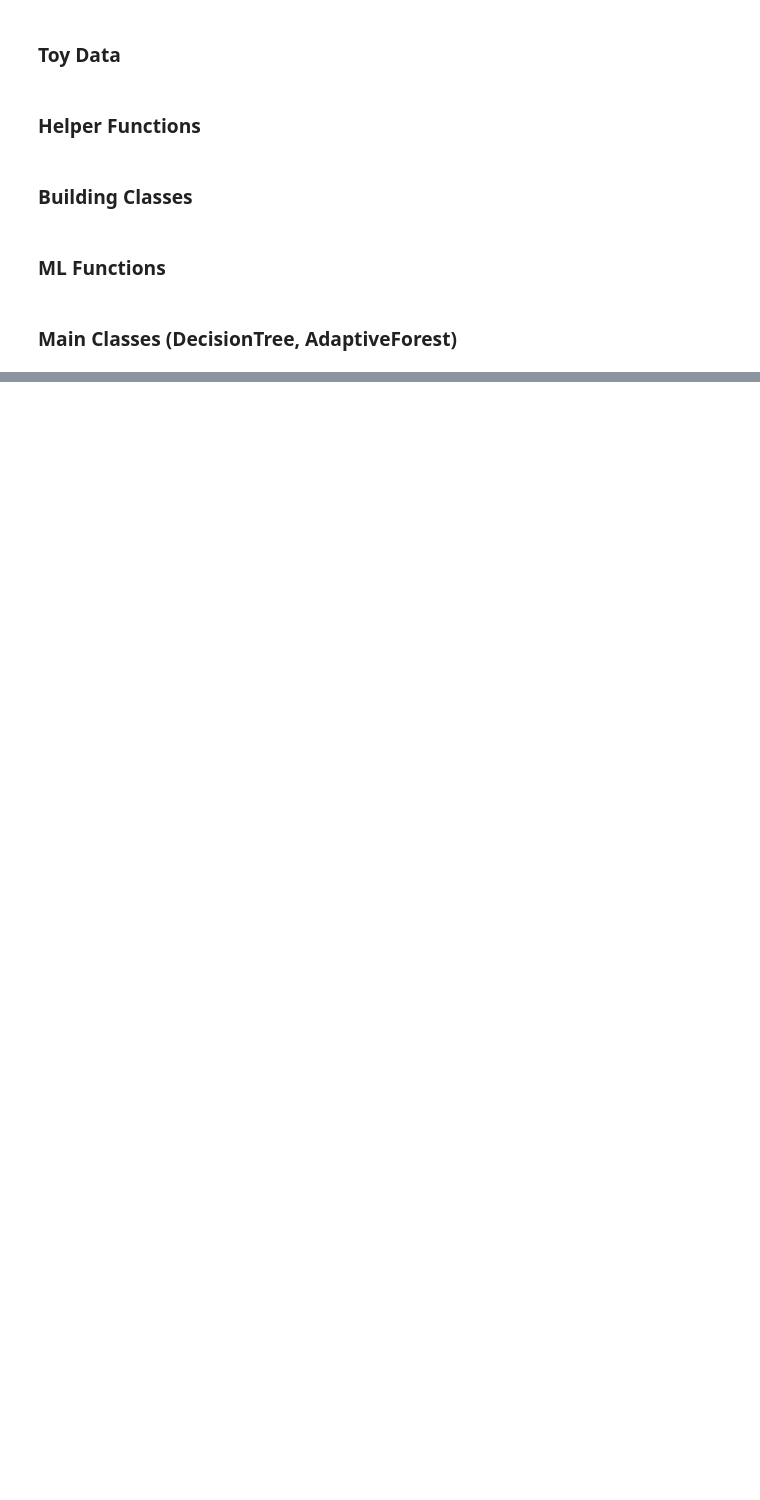
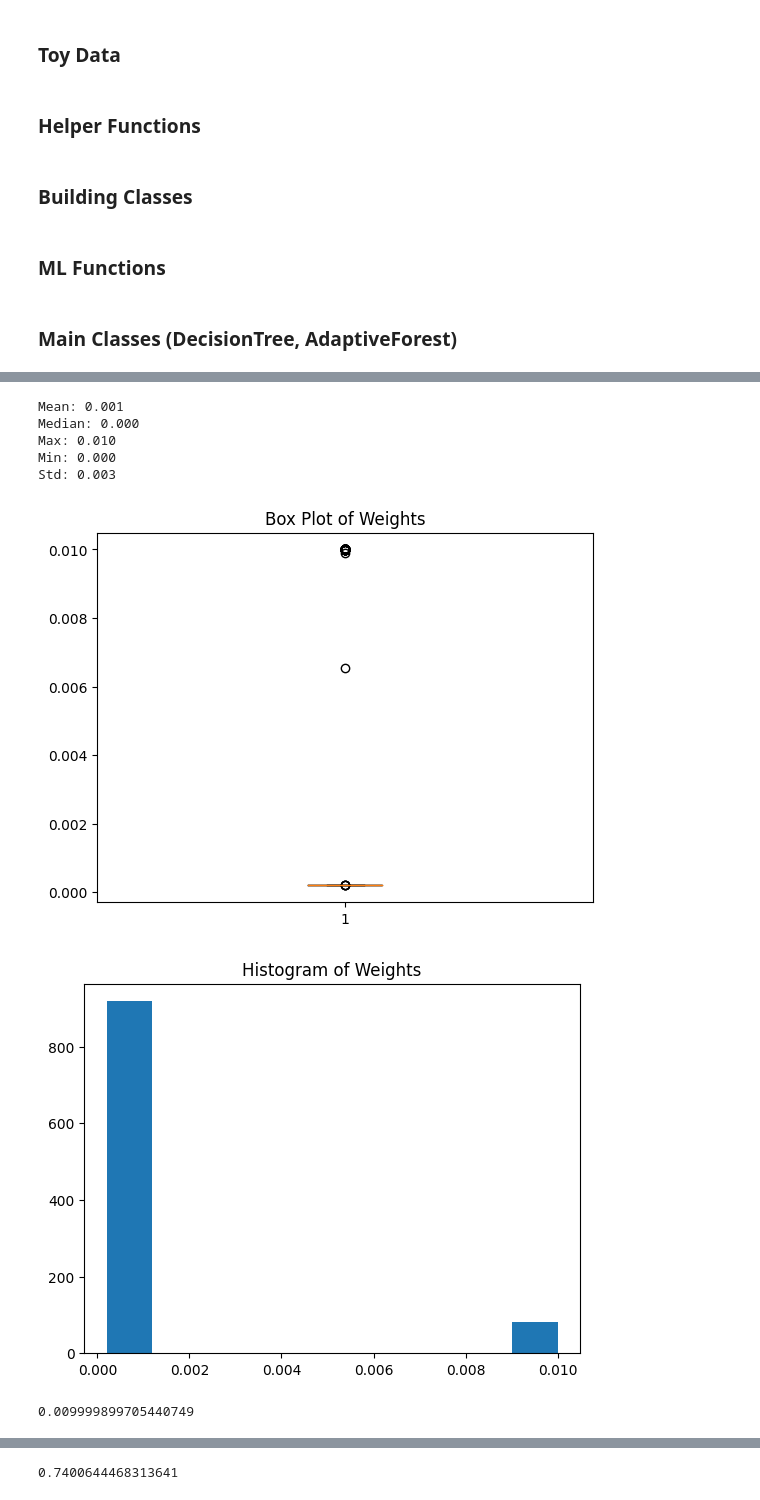
Before and after one commit to samlayton99/ML_and_Optimizaiton, a Jupyter notebook: AdaptiveLearning/model_development.ipynb, the cells around one changed output, grey strips where cells are left out. Drawn from its saved outputs; the diff is of its cells as text; code cells hidden in the pictures; blank space fills up the shorter version.

```diff
--- a/AdaptiveLearning/model_development.ipynb
+++ b/AdaptiveLearning/model_development.ipynb
@@ -229,7 +225,7 @@ def find_best_split(data, tree_type, size_rand_subset, min_samples_leaf, is_nume
         return current_gain, Question(current_q[0], current_q[1], current_q[2])
 
 # Define a function that predicts a decision tree
-def predict_tree(sample, my_tree, predictions):
+def predict_tree(sample, my_tree, predictions, joint_pdf):
     """Predict the label for a sample given a pre-made decision tree
     Parameters:
         sample (ndarray): a single sample
@@ -239,7 +235,12 @@ def predict_tree(sample, my_tree, predictions):
 
     # Base case if my_tree is a leaf
     if isinstance(my_tree, Leaf):
-        predictions[:] = max(my_tree.prediction, key=my_tree.prediction.get)
+        if joint_pdf:
+            # Gets the total weight of the leaf
+            predictions[:] = my_tree.get_train_size()
+        else:
+            # Gets the most common label of the leaf
+            predictions[:] = max(my_tree.prediction, key=my_tree.prediction.get)
         return predictions
 
     # Otherwise break it down into left and right branches
@@ -247,8 +248,8 @@ def predict_tree(sample, my_tree, predictions):
     left, right = sample[bools], sample[~bools]
 
     # Recursively call predict_tree on the left and right branches to fill in the predictions array
-    predictions[bools] = predict_tree(left, my_tree.left, predictions[bools])
-    predictions[~bools] = predict_tree(right, my_tree.right, predictions[~bools])
+    predictions[bools] = predict_tree(left, my_tree.left, predictions[bools], joint_pdf)
+    predictions[~bools] = predict_tree(right, my_tree.right, predictions[~bools], joint_pdf)
     return predictions
 # %% [markdown]
 ### Main Classes (DecisionTree, AdaptiveForest)
@@ -666,0 +754,2 @@ array([[0.        , 0.14285714, 0.42857143, 0.42857143, 0.        ,
+# %%
+employee = pd.read_csv('Employee.csv')
@@ -666,0 +790,3 @@ array([[0.        , 0.14285714, 0.42857143, 0.42857143, 0.        ,
+# %%
+af = AdaptiveForest(X_train, y_train, n_trees=1000)
+af.fit()
@@ -666,0 +798,2 @@ array([[0.        , 0.14285714, 0.42857143, 0.42857143, 0.        ,
+# %%
+af.update_weights(X_test)
@@ -666,0 +805,45 @@ array([[0.        , 0.14285714, 0.42857143, 0.42857143, 0.        ,
+# %%
+# sort the weights from descending order
+weights = af.weights
+sort_weights = np.argsort(weights)[::-1]
+sorted = weights[sort_weights]
+
+# print the statistics of the weights
+print('Mean: {:.3f}'.format(np.mean(sorted)))
+print('Median: {:.3f}'.format(np.median(sorted)))
+print('Max: {:.3f}'.format(np.max(sorted)))
+print('Min: {:.3f}'.format(np.min(sorted)))
+print('Std: {:.3f}'.format(np.std(sorted)))
+
+# show the box plot of the weights
+plt.boxplot(sorted)
+plt.title('Box Plot of Weights')
+plt.show()
+
+# show the histogram of the weights
+plt.hist(sorted)
+plt.title('Histogram of Weights')
+plt.show()
+
+# show the scatter plot of the weights
+plt.plot(np.arange(len(sorted)), sorted)
+print(sorted[0])
+plt.title('Scatter Plot of Weights')
+plt.show()
+
+# show the cumulative distribution function of the weights
+plt.plot(np.arange(len(sorted)), np.cumsum(sorted))
+plt.title('Cumulative Distribution Function of Weights')
+plt.show()
+
+
+display(sorted)
+# %% [output]
+Mean: 0.001
+Median: 0.000
+Max: 0.010
+Min: 0.000
+Std: 0.003
+[figure, added]
+[figure, added]
+0.009999899705440749
@@ -666,0 +869,10 @@ array([[0.        , 0.14285714, 0.42857143, 0.42857143, 0.        ,
+# %%
+X = employee[employee.columns[:-1]].values
+y = employee['LeaveOrNot'].values
+X_train, X_test, y_train, y_test = train_test_split(X, y, test_size=.2)
+af2 = AdaptiveForest(X_train, y_train, n_trees=1000)
+af2.fit()
+preds = af2.predict(X_test)
+accuracy_score(y_test, preds)
+# %% [output]
+0.7400644468313641
```
Also changed, not shown: parts of 18 cells of this notebook, 2 other files.
